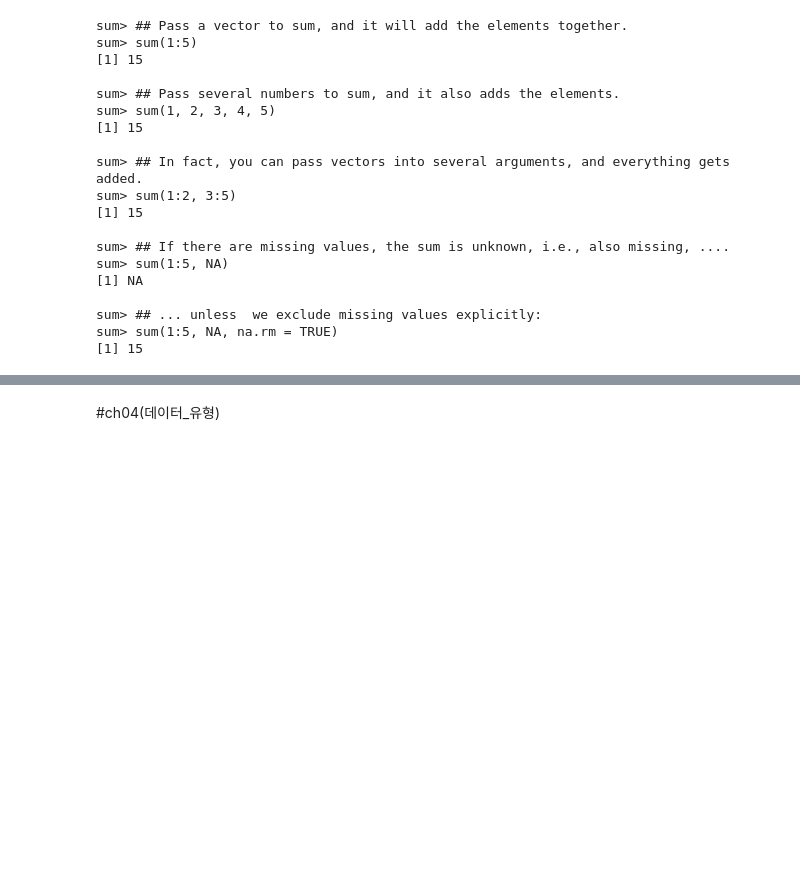
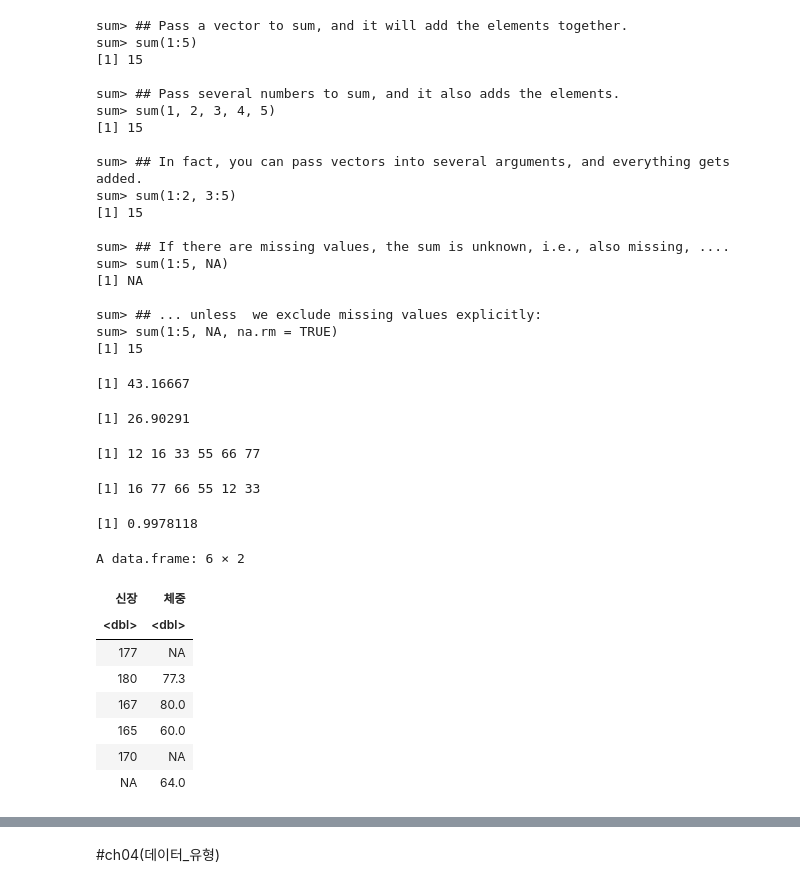
Before and after one commit to yoonyoung27/public_big_data_analysis, a Jupyter notebook: R.ipynb, the cells around one changed output, grey strips where cells are left out. Saved outputs shown, nothing was run; the diff lists cells and outputs as text; code cells hidden in the pictures; blank space fills up the shorter version.

```diff
--- a/R.ipynb
+++ b/R.ipynb
@@ -94,3 +94,41 @@ sum> sum(1:5, NA)
 sum> ## ... unless  we exclude missing values explicitly:
 sum> sum(1:5, NA, na.rm = TRUE)
 [1] 15
+# %%
+a <- c(33,12,55,66,77,16)
+mean(a)
+# %% [output]
+[1] 43.16667
+# %%
+sd(a)
+# %% [output]
+[1] 26.90291
+# %%
+sort(a)
+# %% [output]
+[1] 12 16 33 55 66 77
+# %%
+rev(a)
+# %% [output]
+[1] 16 77 66 55 12 33
+# %%
+a1 <- c(2.34, 3.1, 4.3, 2.98)
+b1 <- c(2.4, 3.09, 4.3, 3.1)
+cor(a1, b1)
+# %% [output]
+[1] 0.9978118
+# %%
+height <- c(177,180,167,165,170,NA)
+weight <- c(NA, 77.3, 80, 60, NA, 64)
+df <- data.frame(신장=height, 체중=weight)
+df
+# %% [output]
+A data.frame: 6 × 2
+| 신장 | 체중 |
+| <dbl> | <dbl> |
+| 177 | NA |
+| 180 | 77.3 |
+| 167 | 80.0 |
+| 165 | 60.0 |
+| 170 | NA |
+| NA | 64.0 |
```
Also changed, not shown: parts of 10 cells of this notebook.
